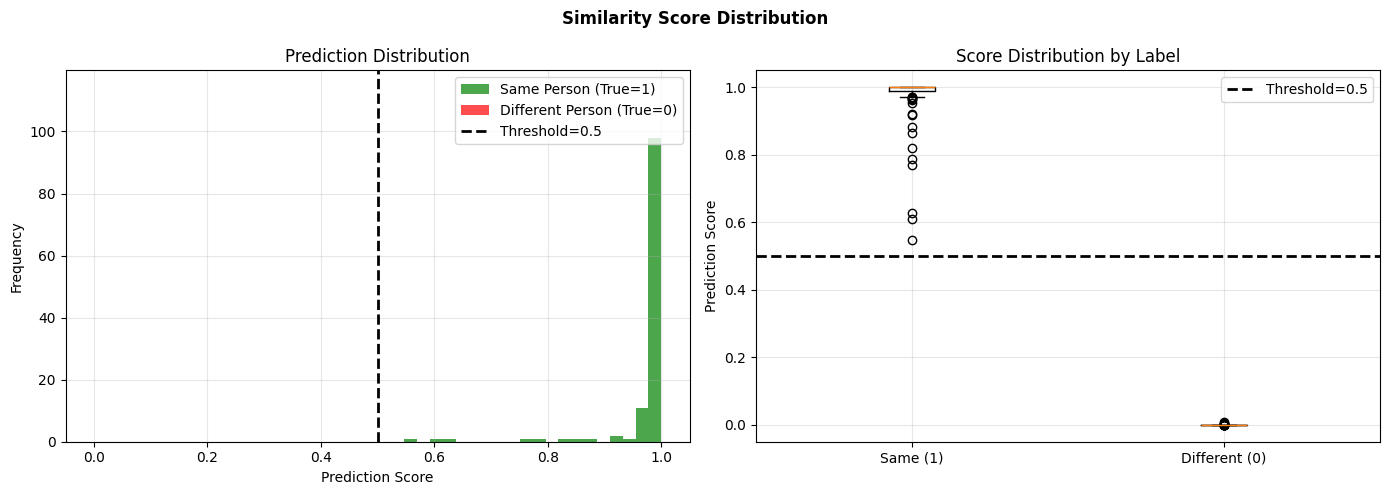
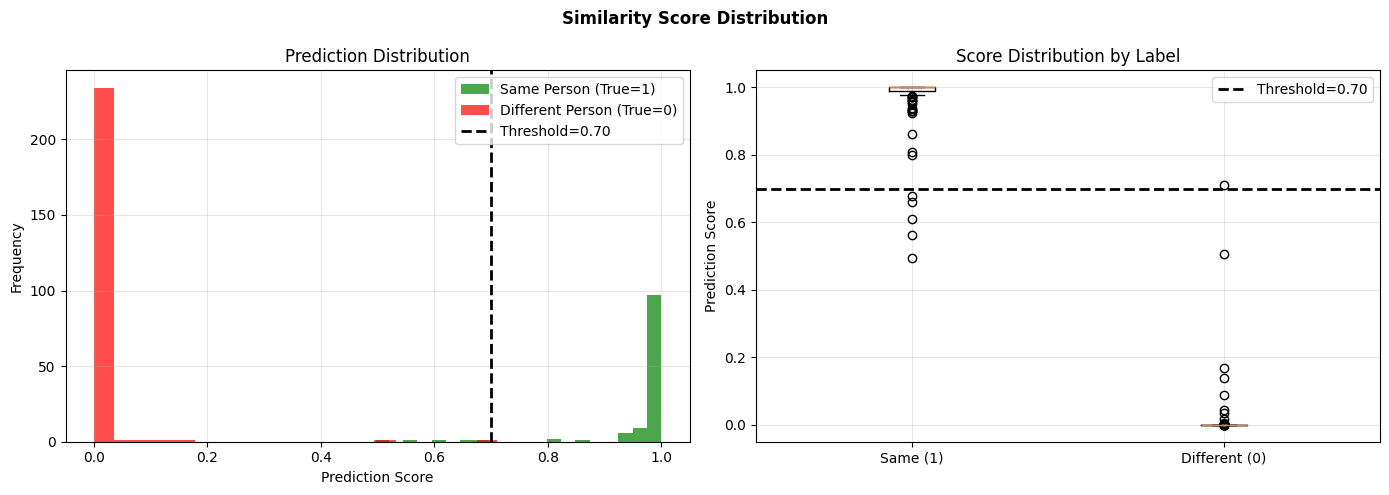
Code edit (unified diff) that turned the first committed figure into the second:
--- before
+++ after
@@ -5,5 +5,5 @@
     axes[0].hist(y_pred[y_true == 1], bins=20, alpha=0.7, label='Same Person (True=1)', color='green')
     axes[0].hist(y_pred[y_true == 0], bins=20, alpha=0.7, label='Different Person (True=0)', color='red')
-    axes[0].axvline(x=0.5, color='black', linestyle='--', linewidth=2, label='Threshold=0.5')
+    axes[0].axvline(x=config.VERIFICATION_THRESHOLD, color='black', linestyle='--', linewidth=2, label=f'Threshold={config.VERIFICATION_THRESHOLD:.2f}')
     axes[0].set_xlabel('Prediction Score')
     axes[0].set_ylabel('Frequency')
@@ -16,5 +16,5 @@
     axes[1].boxplot(data_to_plot)
     axes[1].set_xticklabels(['Same (1)', 'Different (0)'])
-    axes[1].axhline(y=0.5, color='black', linestyle='--', linewidth=2, label='Threshold=0.5')
+    axes[1].axhline(y=config.VERIFICATION_THRESHOLD, color='black', linestyle='--', linewidth=2, label=f'Threshold={config.VERIFICATION_THRESHOLD:.2f}')
     axes[1].set_ylabel('Prediction Score')
     axes[1].set_title('Score Distribution by Label')
@@ -25,2 +25,4 @@
     plt.tight_layout()
     plt.show()
+
+    print(" Reload if not properly displayed")

Commit: last changes